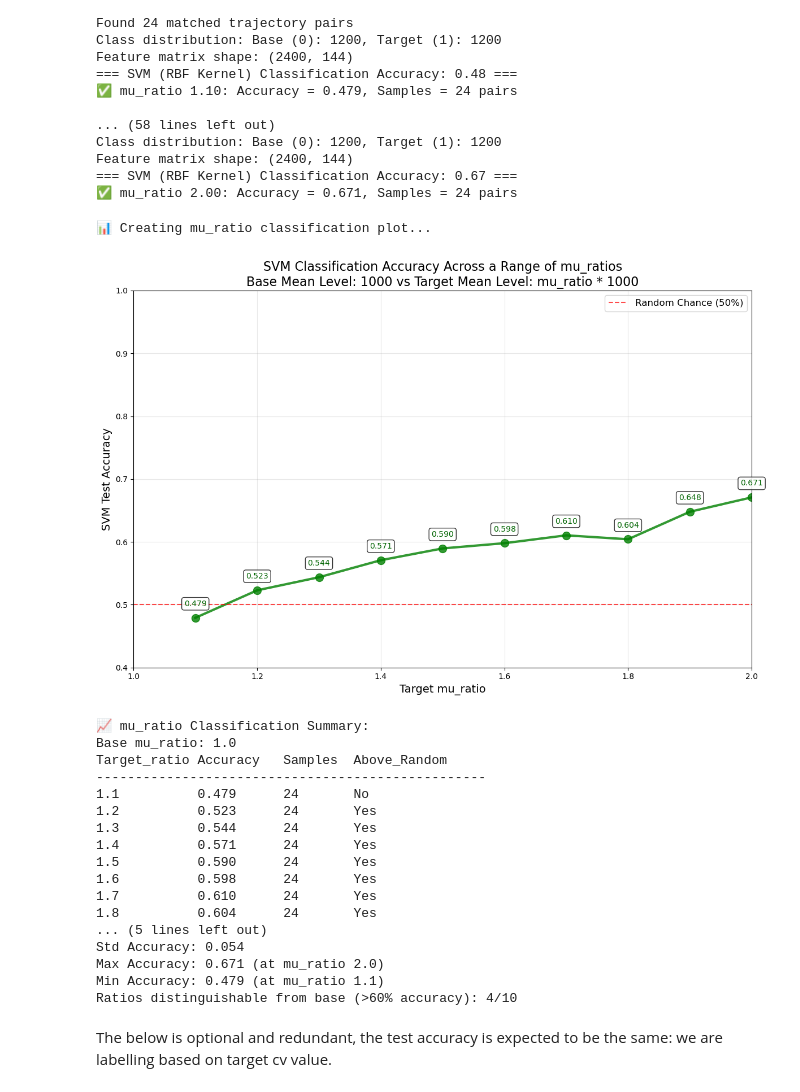
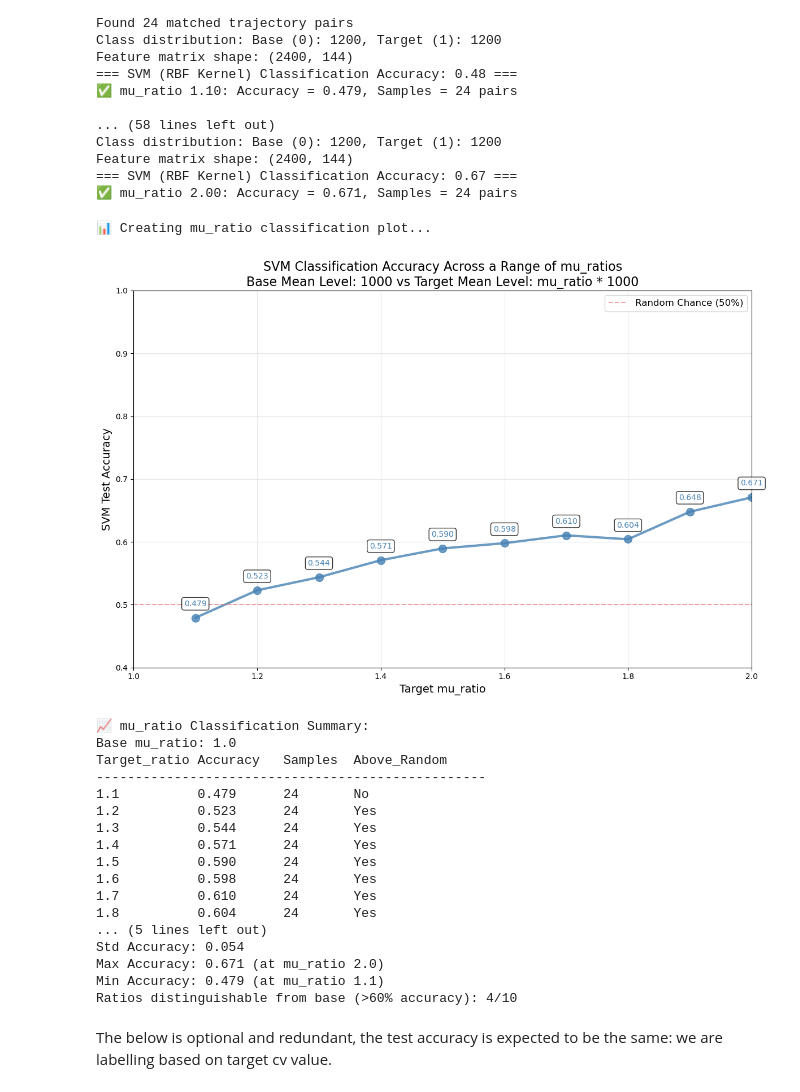
Before and after one commit to GrignardReagent/SSA, a Jupyter notebook: experiments/EXP-25-IY010/SVM/svm_simulation_7_mu_ratio_analysis.ipynb, the cells around one changed output. Saved outputs shown, nothing was run; the diff lists cells and outputs as text; code cells hidden in the pictures.

Commit message:
minor colour tweaks in plots

```diff
--- a/experiments/EXP-25-IY010/SVM/svm_simulation_7_mu_ratio_analysis.ipynb
+++ b/experiments/EXP-25-IY010/SVM/svm_simulation_7_mu_ratio_analysis.ipynb
@@ -220,10 +220,10 @@ plt.figure(figsize=(12, 8))
 
 # Plot classification accuracies
 plt.plot(classification_mu_ratios, classification_accuracies, 'o-',
-         linewidth=3, markersize=10, color='green', alpha=0.8)
+         linewidth=3, markersize=10, color='steelblue', alpha=0.8)
 
 # Add horizontal line at 50% (random chance)
-plt.axhline(y=0.5, color='red', linestyle='--', alpha=0.7,
+plt.axhline(y=0.5, color='lightcoral', linestyle='--', alpha=0.7,
             label='Random Chance (50%)')
 
 # Customize plot
@@ -242,36 +242,36 @@ plt.xlim(1.0, 2.0)
 for i, (mu_r, acc, samples) in enumerate(zip(classification_mu_ratios, classification_accuracies, sample_counts)):
     plt.annotate(f'{acc:.3f}', (mu_r, acc), # sample size for each point on the plot: {samples}
                 textcoords="offset points", xytext=(0,15), ha='center',
-                fontsize=10, color='darkgreen',
+                fontsize=10, color='steelblue',
                 bbox=dict(boxstyle="round,pad=0.3", facecolor="white", alpha=0.8))
 
 plt.tight_layout()
 plt.show()
 
 # =========================================================
 # Classification Summary
 # =========================================================
 print(f"\n📈 mu_ratio Classification Summary:")
 print(f"Base mu_ratio: {BASE_MU_RATIO}")
 print(f"{'Target_ratio':<12} {'Accuracy':<10} {'Samples':<8} {'Above_Random':<12}")
 print(f"{'-'*50}")
 for mu_r, acc, samples in zip(classification_mu_ratios, classification_accuracies, sample_counts):
     above_random = "Yes" if acc > 0.5 else "No"
     print(f"{mu_r:<12.1f} {acc:<10.3f} {samples:<8d} {above_random:<12}")
 
 if len(classification_accuracies) > 0:
     print(f"\nOverall Statistics:")
     print(f"Mean Accuracy: {np.mean(classification_accuracies):.3f}")
     print(f"Std Accuracy: {np.std(classification_accuracies):.3f}")
     print(f"Max Accuracy: {np.max(classification_accuracies):.3f} (at mu_ratio {classification_mu_ratios[np.argmax(classification_accuracies)]:.1f})")
     print(f"Min Accuracy: {np.min(classification_accuracies):.3f} (at mu_ratio {classification_mu_ratios[np.argmin(classification_accuracies)]:.1f})")
 
     # Count how many ratios are distinguishable from base
     distinguishable = np.sum(np.array(classification_accuracies) > 0.6)  # 60% threshold
     print(f"Ratios distinguishable from base (>60% accuracy): {distinguishable}/{len(classification_accuracies)}")
 # %% [output]
 📊 Creating mu_ratio classification plot...
-[figure, old version]
+[figure, new version]
 📈 mu_ratio Classification Summary:
 Base mu_ratio: 1.0
 Target_ratio Accuracy   Samples  Above_Random
```
Also changed, not shown: 1 other file.
